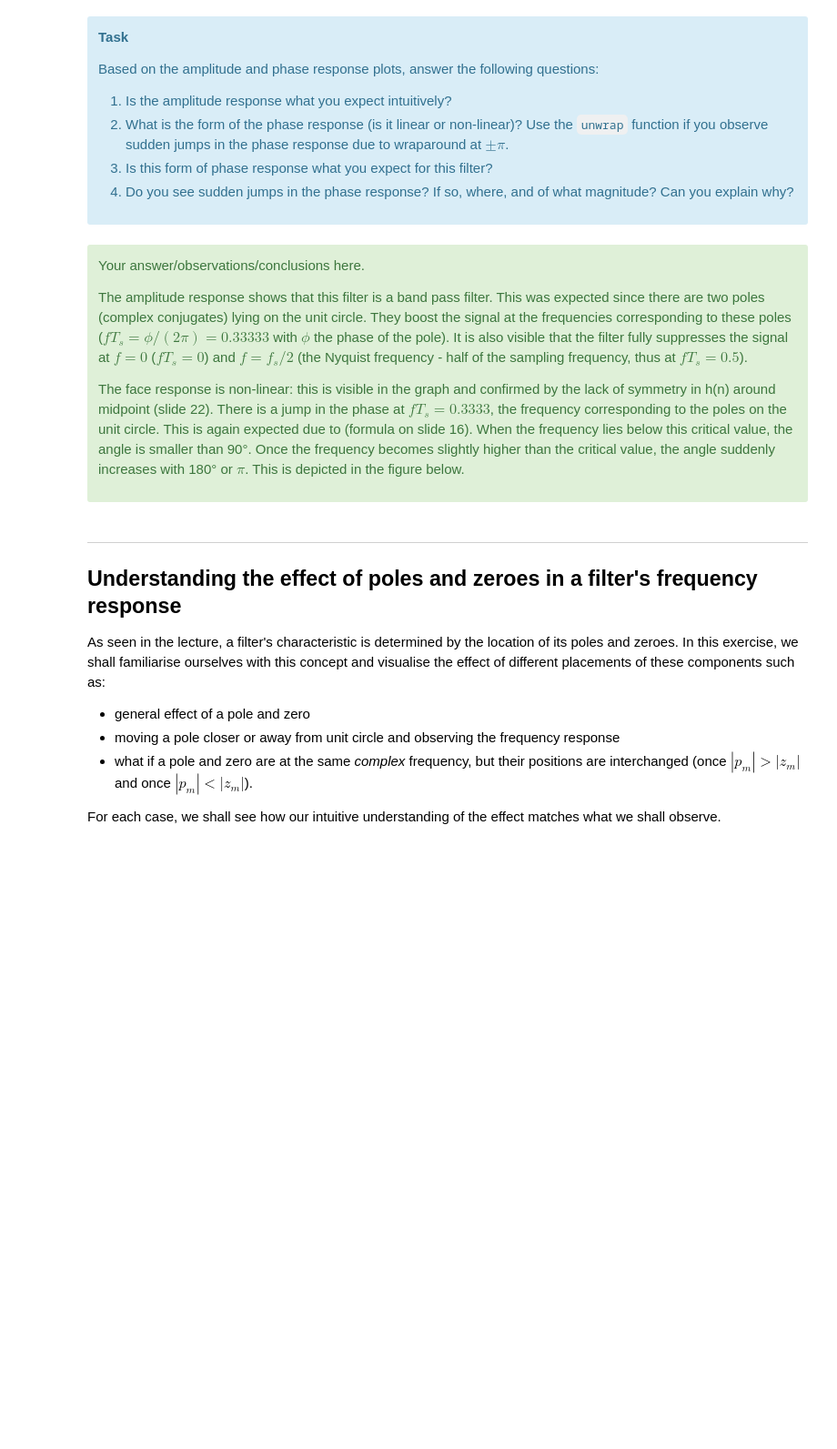
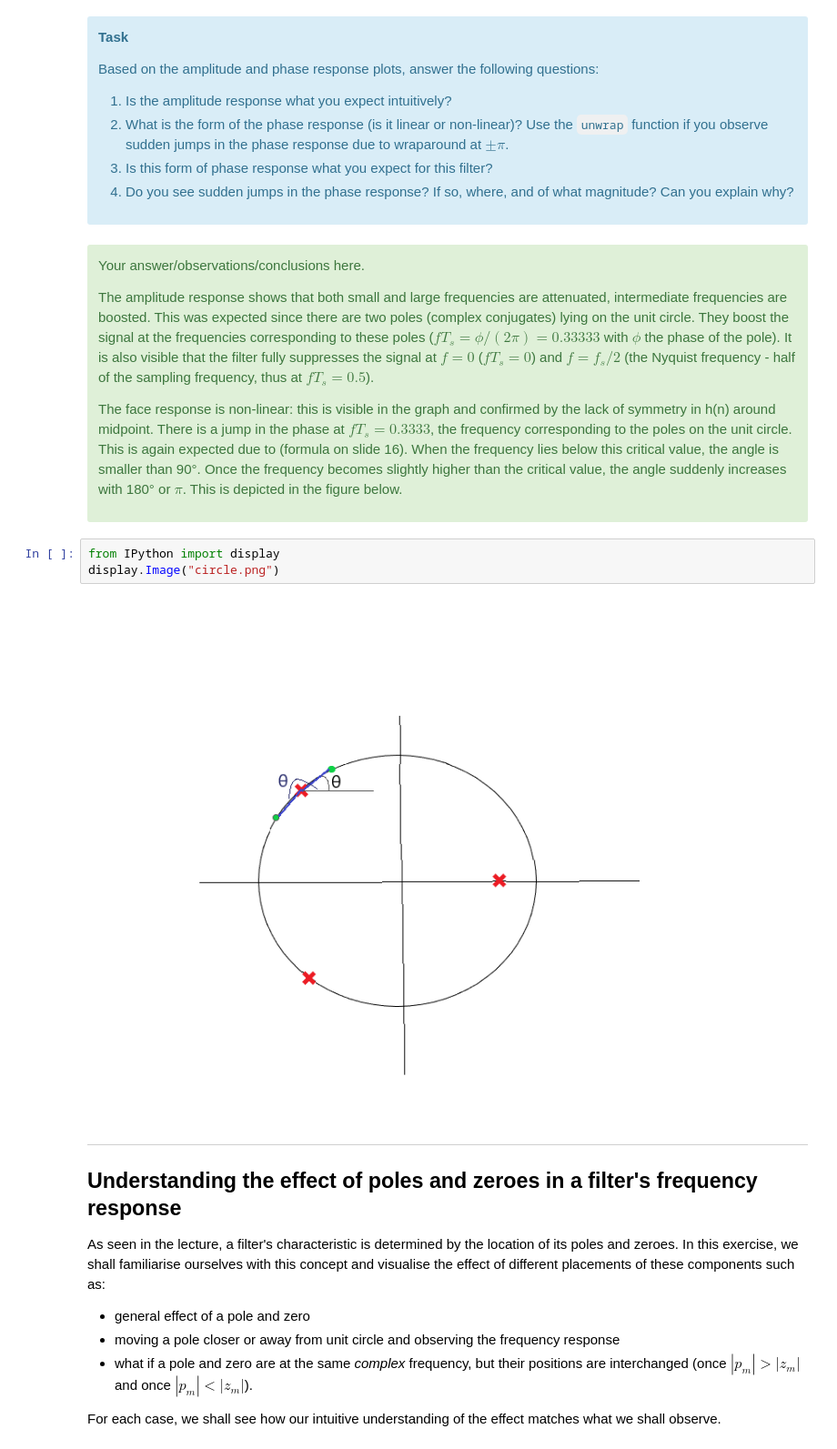
Before and after one commit to vbelpair/Ugent, a Jupyter notebook: Medical_Signal_Processing_and_Statistics/assignment_3/ex03_vincent.ipynb, the cells around one changed output. Shown at 91% size. Cells and saved outputs as stored; diff of their text form; blank space fills up the shorter version.

```diff
--- a/Medical_Signal_Processing_and_Statistics/assignment_3/ex03_vincent.ipynb
+++ b/Medical_Signal_Processing_and_Statistics/assignment_3/ex03_vincent.ipynb
@@ -249,11 +249,16 @@ Based on the amplitude and phase response plots, answer the following questions:
 
 Your answer/observations/conclusions here.
 
-The amplitude response shows that this filter is a band pass filter. This was expected since there are two poles (complex conjugates) lying on the unit circle. They boost the signal at the frequencies corresponding to these poles ($fT_s = \phi/(2\pi) = 0.33333$ with $\phi$ the phase of the pole). It is also visible that the filter fully suppresses the signal at $f = 0$ ($fT_s = 0$) and $f = f_s/2$  (the Nyquist frequency - half of the sampling frequency, thus at $fT_s = 0.5$).
+The amplitude response shows that both small and large frequencies are attenuated, intermediate frequencies are boosted. This was expected since there are two poles (complex conjugates) lying on the unit circle. They boost the signal at the frequencies corresponding to these poles ($fT_s = \phi/(2\pi) = 0.33333$ with $\phi$ the phase of the pole). It is also visible that the filter fully suppresses the signal at $f = 0$ ($fT_s = 0$) and $f = f_s/2$  (the Nyquist frequency - half of the sampling frequency, thus at $fT_s = 0.5$).
 
-The face response is non-linear: this is visible in the graph and confirmed by the lack of symmetry in h(n) around midpoint (slide 22). There is a jump in the phase at $fT_s = 0.3333$, the frequency corresponding to the poles on the unit circle. This is again expected due to (formula on slide 16). When the frequency lies below this critical value, the angle is smaller than 90°. Once the frequency becomes slightly higher than the critical value, the angle suddenly increases with 180° or $\pi$. This is depicted in the figure below.
+The face response is non-linear: this is visible in the graph and confirmed by the lack of symmetry in h(n) around midpoint. There is a jump in the phase at $fT_s = 0.3333$, the frequency corresponding to the poles on the unit circle. This is again expected due to (formula on slide 16). When the frequency lies below this critical value, the angle is smaller than 90°. Once the frequency becomes slightly higher than the critical value, the angle suddenly increases with 180° or $\pi$. This is depicted in the figure below.
 
 </div>
+# %%
+from IPython import display
+display.Image("circle.png")
+# %% [output]
+[figure, added]
 # %% [markdown]
 -----------
 
```
Also changed, not shown: parts of 17 cells of this notebook, 1 other file.
